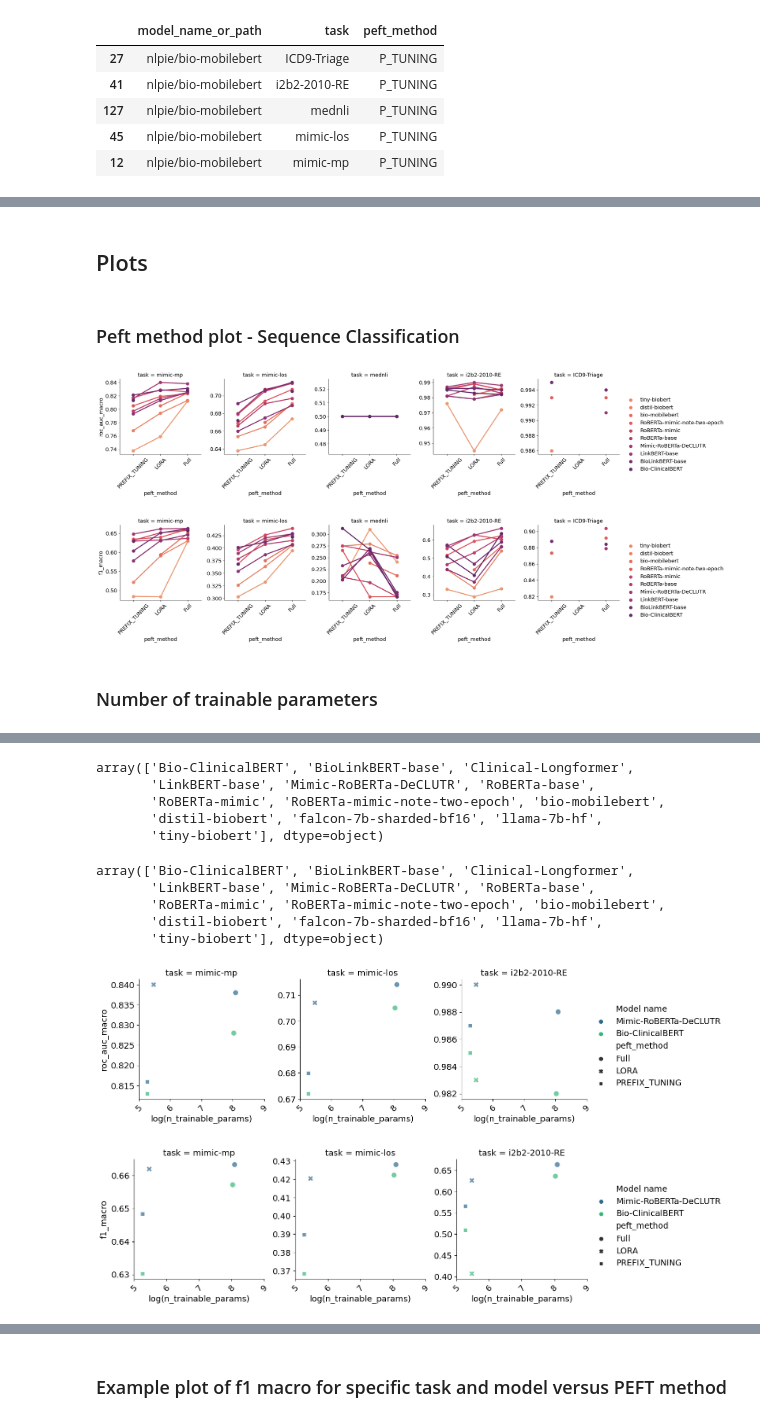
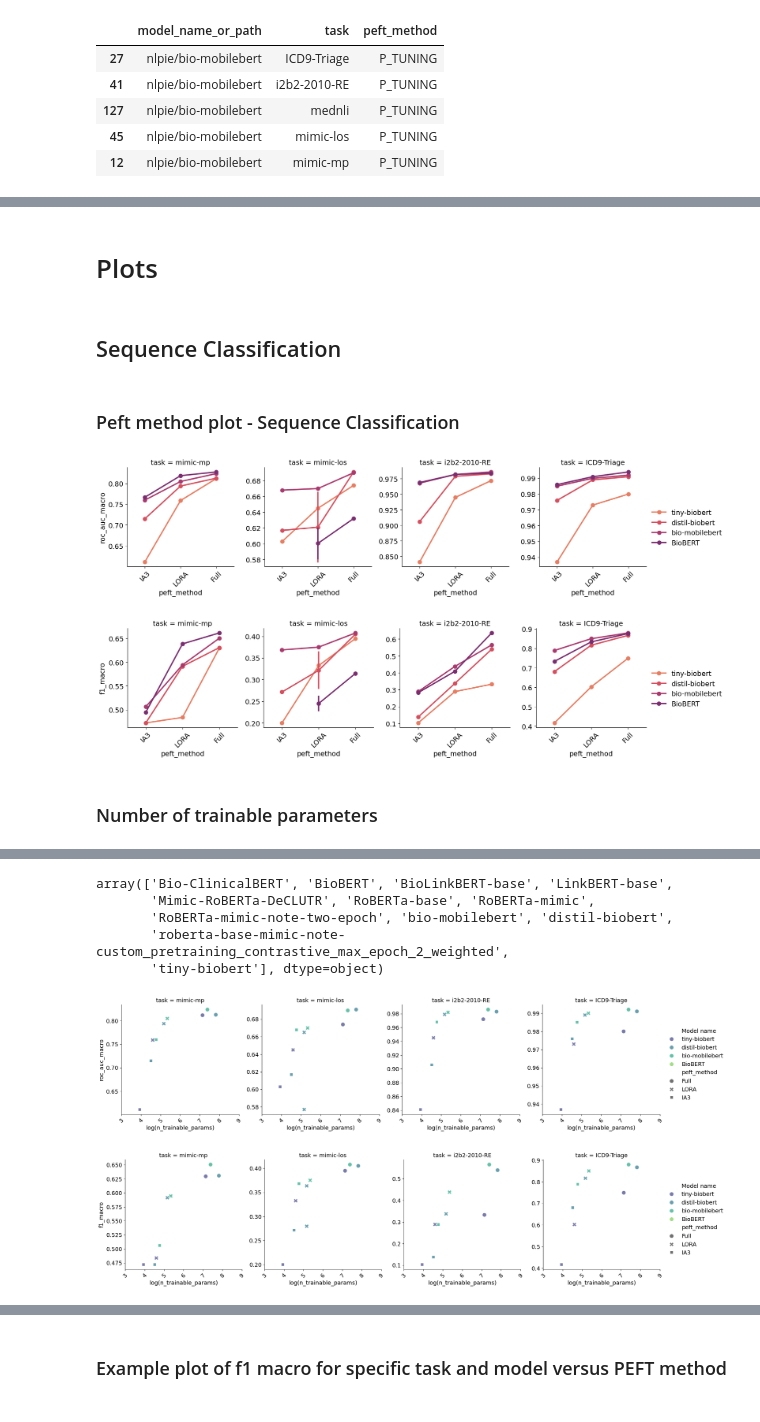
Before and after one commit to nlpie-research/efficient-ml, a Jupyter notebook: notebooks/load_tb_files.ipynb, the cells around one changed output, grey strips where cells are left out. Cells and saved outputs as stored; diff of their text form; code cells hidden in the pictures.

Commit message:
updated plotting

```diff
--- a/notebooks/load_tb_files.ipynb
+++ b/notebooks/load_tb_files.ipynb
@@ -64,7 +65,9 @@ long_model_name_mappings = {
     "mimic-roberta-base/declutr/2_anch_2_pos_min_1024": "Mimic-RoBERTa-DeCLUTR",
     "Bio_ClinicalBERT": "Bio-ClinicalBERT",
     "sts_trf_roberta": "ST-TRF-RoBERTa",
-    "all-mpnet-base-v2 ": "all-mpnet-base-v2"
+    "all-mpnet-base-v2 ": "all-mpnet-base-v2",
+    "biobert-v1.1": "BioBERT",
+    "Llama-2-7b-hf": "Llama-2-7b",
     }
 
 # task name mappings
@@ -89,7 +92,7 @@ def get_configs(logs_dir, modeldir):
 def read_tb_files(logdir):
 
     # first use summary reader
-    reader = SummaryReader(logdir, extra_columns={'dir_name'})
+    reader = SummaryReader(f"{logdir}/", extra_columns={'dir_name'})
     df = reader.scalars
 
     # now load in config files
@@ -100,7 +103,9 @@ def read_tb_files(logdir):
     merged_df = pd.merge(df, config_df, on='dir_name')
 
     # we want to replace few_shot_n nan values with few_shot_n = "full"
-    merged_df['few_shot_n'] = merged_df['few_shot_n'].fillna(250)
+    # check if few_shot_n is a column
+    if "few_shot_n" in merged_df.columns:
+        merged_df['few_shot_n'] = merged_df['few_shot_n'].fillna(250)
 
     # replace task name with mapping using replace function
     merged_df['task'] = merged_df['task'].replace(task_name_mappings)
@@ -654,2 +668,2 @@ ner_pending_tasks.to_csv('../training_bash_scripts/pending_tasks_TOKEN_CLS.csv',
 # %% [markdown]
-## Plots
+# Plots
@@ -656,9 +673,14 @@ ner_pending_tasks.to_csv('../training_bash_scripts/pending_tasks_TOKEN_CLS.csv',
+# %% [markdown]
+## Sequence Classification
 # %% [markdown]
 ### Peft method plot - Sequence Classification
 # %%
 # peft_methods_to_plot = ['PROMPT_TUNING', 'PREFIX_TUNING', 'LORA', 'IA3', 'Full']
-peft_methods_to_plot = ['PREFIX_TUNING', 'LORA', 'Full']
+peft_methods_to_plot = ['IA3', 'LORA', 'Full']
 plot_df = cls_results_df.loc[cls_results_df['few_shot_n'] > 200].copy()
+plot_df =  plot_df.loc[plot_df['task'] != 'mednli']
+plot_df = plot_df.loc[plot_df['Model name'].isin(
+    ['BioBERT','distil-biobert','bio-mobilebert', 'tiny-biobert'])] # , 'distil-biobert', 'bio-mobilebert', 'Bio-ClinicalBERT', 'tiny-biobert', "BioBERT"
 # subset to only the peft methods we want to plot
 plot_df = plot_df.loc[plot_df['peft_method'].isin(peft_methods_to_plot)]
 
@@ -682,10 +704,11 @@ for metric in metrics:
     # fg.fig.legend(handles, labels)
     # sns.move_legend(ax, "upper left", bbox_to_anchor=(1.02, 0.4))
     fg.set_xticklabels(rotation = 45)
+    plt.savefig(f'{save_path}/{metric}_peft_methods.png', bbox_inches='tight')
     plt.show()
 # %% [output]
-[figure, old version]
+[figure, new version]
-[figure, old version]
+[figure, new version]
 # %% [markdown]
 ### Number of trainable parameters
 # %%
@@ -700,24 +723,16 @@ plot_df.head()
 # %%
 cls_results_df["Model name"].unique()
 # %% [output]
-array(['Bio-ClinicalBERT', 'BioLinkBERT-base', 'Clinical-Longformer',
-       'LinkBERT-base', 'Mimic-RoBERTa-DeCLUTR', 'RoBERTa-base',
-       'RoBERTa-mimic', 'RoBERTa-mimic-note-two-epoch', 'bio-mobilebert',
-       'distil-biobert', 'falcon-7b-sharded-bf16', 'llama-7b-hf',
+array(['Bio-ClinicalBERT', 'BioBERT', 'BioLinkBERT-base', 'LinkBERT-base',
+       'Mimic-RoBERTa-DeCLUTR', 'RoBERTa-base', 'RoBERTa-mimic',
+       'RoBERTa-mimic-note-two-epoch', 'bio-mobilebert', 'distil-biobert',
+       'roberta-base-mimic-note-custom_pretraining_contrastive_max_epoch_2_weighted',
        'tiny-biobert'], dtype=object)
-# %%
-cls_results_df["Model name"].unique()
-# %% [output]
-array(['Bio-ClinicalBERT', 'BioLinkBERT-base', 'Clinical-Longformer',
-       'LinkBERT-base', 'Mimic-RoBERTa-DeCLUTR', 'RoBERTa-base',
-       'RoBERTa-mimic', 'RoBERTa-mimic-note-two-epoch', 'bio-mobilebert',
-       'distil-biobert', 'falcon-7b-sharded-bf16', 'llama-7b-hf',
-       'tiny-biobert'], dtype=object)
 # %%
 plot_df = cls_results_df.loc[cls_results_df['few_shot_n'] > 200].copy()
 plot_df =  plot_df.loc[plot_df['task'] != 'mednli']
 plot_df = plot_df.loc[plot_df['Model name'].isin(
-    ['Mimic-RoBERTa-DeCLUTR','Bio-ClinicalBERT'])] # , 'distil-biobert', 'bio-mobilebert', 'Bio-ClinicalBERT', 'tiny-biobert'
+    ['BioBERT','distil-biobert','bio-mobilebert', 'tiny-biobert'])] # , 'distil-biobert', 'bio-mobilebert', 'Bio-ClinicalBERT', 'tiny-biobert'
 plot_df = plot_df.loc[plot_df['peft_method'].isin(peft_methods_to_plot)]
 plot_df.sort_values(['Model name', 'peft_method', 'task', 'few_shot_n', 'f1_macro'],
                             ascending=False, inplace=True)
@@ -726,21 +741,24 @@ plot_df['roc_auc_macro'] = plot_df['roc_auc_macro'].apply(lambda x: round(x, 3))
 # %%
 metrics = ['roc_auc_macro', 'f1_macro']
 plot_df['log(n_trainable_params)'] = np.log10(plot_df['PEFT_params'])
 for metric in metrics:
+    # change font size
+
     fg = sns.FacetGrid(data=plot_df, col='task', sharey=False,
-                       sharex=True, legend_out=True, aspect=1, height=4)
+                       sharex=True, legend_out=True, aspect=1, height=5)
     fg.map_dataframe(sns.scatterplot, x='log(n_trainable_params)', y=metric, style='peft_method',
-                     hue='Model name', palette='viridis', s=80, alpha=0.7,
+                     hue='Model name', palette='viridis', s=100, alpha=0.7,
                      style_order=peft_methods_to_plot[::-1])
     # fg.map_dataframe(sns.lineplot, x='log(n_trainable_params)', y=metric, style='peft_method',
     #                  hue='Model name', palette='viridis', alpha=0.7,
     #                  style_order=['Full', 'PREFIX_TUNING', 'LORA', 'PROMPT_TUNING'])
     fg.add_legend()
     fg.set_xticklabels(rotation = 45)
+    plt.savefig(f'{save_path}/{metric}_peft_methods_trainable_params.png', bbox_inches='tight')
     plt.show()
 # %% [output]
-[figure, old version]
+[figure, new version]
-[figure, old version]
+[figure, new version]
 # %%
 # Plot the lines on two facets
 # sns.relplot(
```
Also changed, not shown: parts of 36 cells of this notebook.
